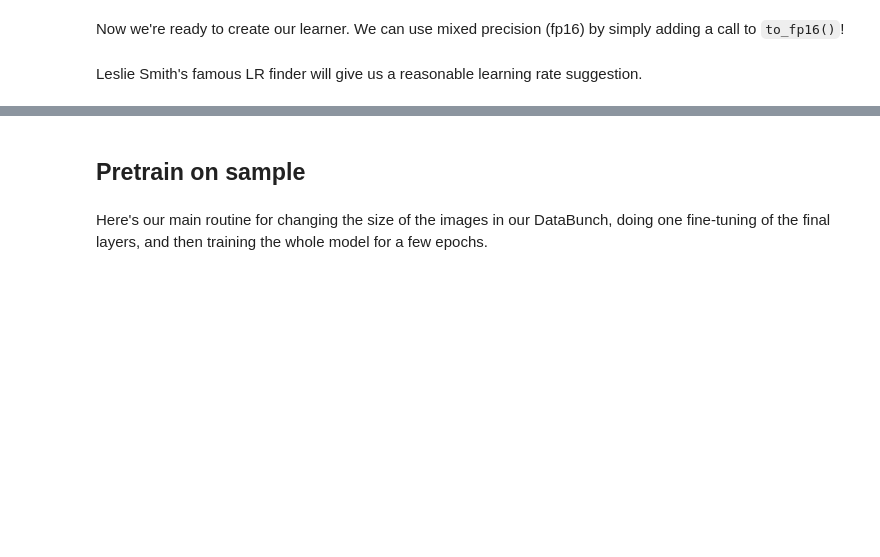
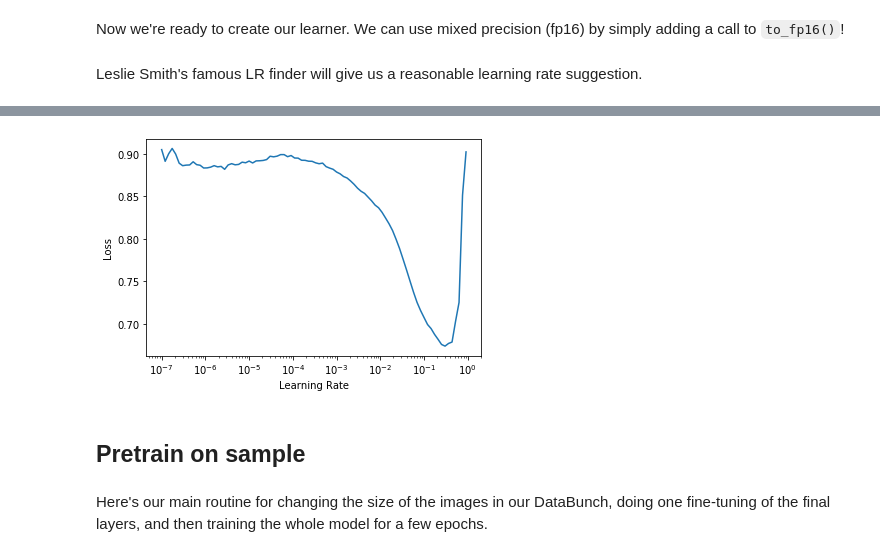
Before and after one commit to ltirrell/rsna-intracranial-hemorrhage-detection, a Jupyter notebook: notebooks/ltirrell/fastai-v2-forked-from-jhoward--submission.ipynb, the cells around one changed output, grey strips where cells are left out. Saved outputs shown, nothing was run; the diff lists cells and outputs as text; code cells hidden in the pictures; blank space fills up the shorter version.

```diff
--- a/notebooks/ltirrell/fastai-v2-forked-from-jhoward--submission.ipynb
+++ b/notebooks/ltirrell/fastai-v2-forked-from-jhoward--submission.ipynb
@@ -23,12 +28,12 @@ matplotlib.rcParams['image.cmap'] = 'bone'
 # %% [markdown]
 First we read in the metadata files (linked in the introduction).
 # %%
-path = Path('../input/rsna-intracranial-hemorrhage-detection/')
+path = Path('/home/tirrell_le/rsna_data/')
 path_trn = path/'stage_1_train_images'
 path_tst = path/'stage_1_test_images'
 
-path_inp = Path('../input')
-path_xtra = path_inp/'rsna-hemorrhage-jpg'
+path_inp = Path('/home/tirrell_le/jhoward_data')
+path_xtra = path_inp
 path_meta = path_xtra/'meta'/'meta'
 path_jpg = path_xtra/'train_jpg'/'train_jpg'
 # %%
@@ -86,6 +97,6 @@ fn2label(fn)
 # %% [markdown]
 If you have a larger GPU or more workers, change batchsize and number-of-workers here:
 # %%
-bs,nw = 128,4
+bs,nw = 128,8
 # %% [markdown]
 We're going to use fastai's new [Transform Pipeline API](http://dev.fast.ai/pets.tutorial.html) to create the DataBunch, since this is extremely flexible, which is great for intermediate and advanced Kagglers. (Beginners will probably want to stick with the Data Blocks API). We create two transform pipelines, one to open the image file, and one to look up the label and create a tensor of categories.
@@ -131,11 +149,12 @@ Now we're ready to create our learner. We can use mixed precision (fp16) by simp
 # %%
 def get_learner():
     dbch = get_data(128,128)
-    learn = cnn_learner(dbch, xresnet50, loss_func=loss_func, opt_func=opt_func, metrics=metrics)
+    learn = cnn_learner(dbch, resnet101, loss_func=loss_func, opt_func=opt_func, metrics=metrics)
     return learn.to_fp16()
 # %%
 learn = get_learner()
 # %% [markdown]
 Leslie Smith's famous LR finder will give us a reasonable learning rate suggestion.
 # %%
-# lrf = learn.lr_find()
+lrf = learn.lr_find()
+# %% [output]
@@ -142,3 +162,4 @@ Leslie Smith's famous LR finder will give us a reasonable learning rate suggesti
+[figure, added]
 # %% [markdown]
 ## Pretrain on sample
 # %% [markdown]
```
Also changed, not shown: parts of 41 cells of this notebook.
